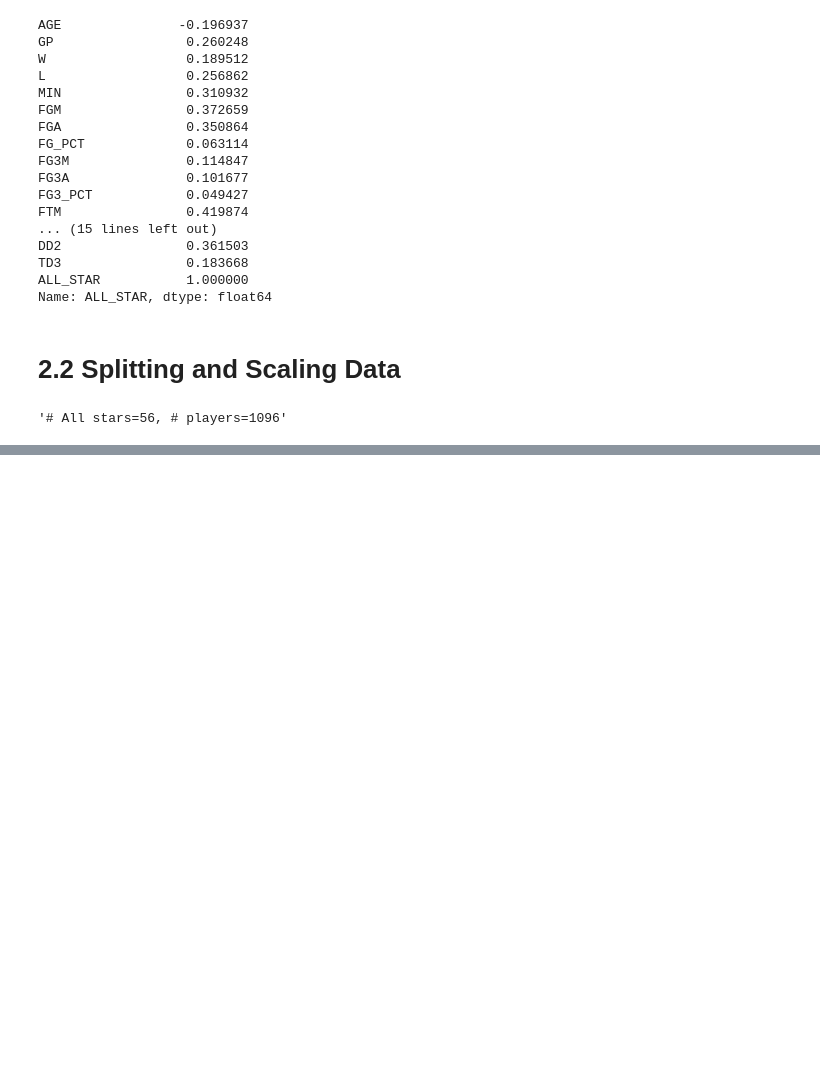
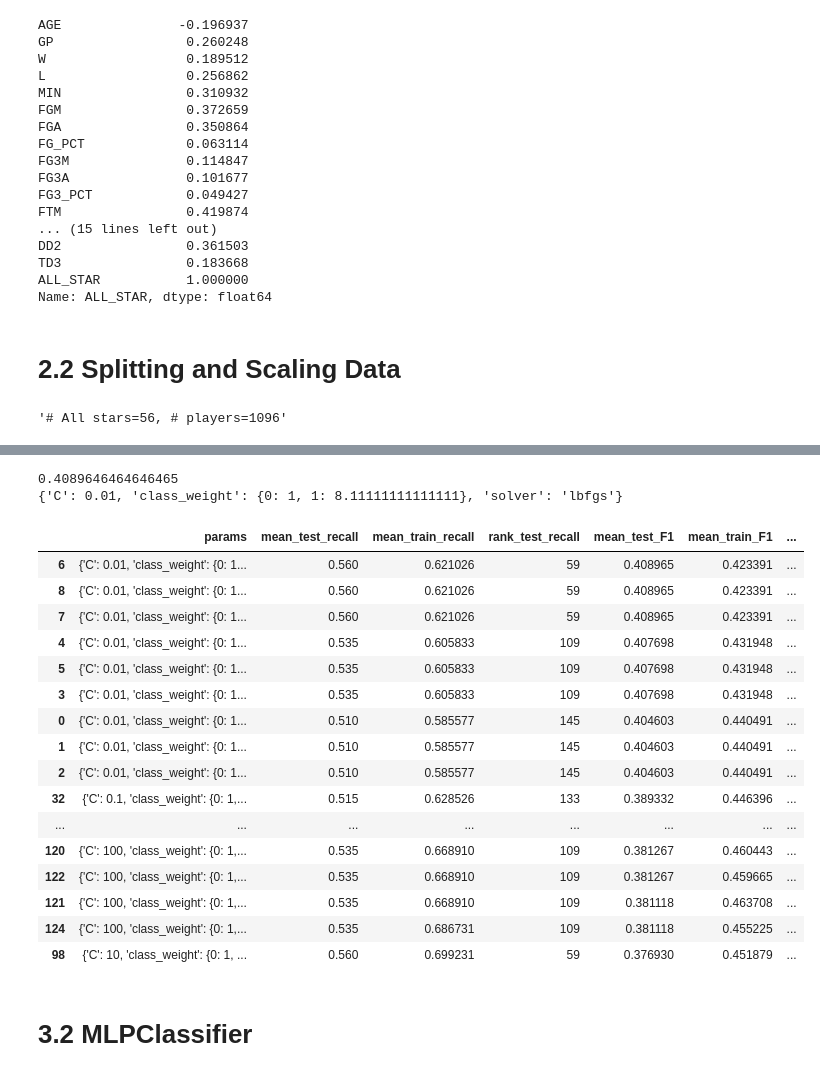
Before and after one commit to YongeBai/All_Star_Predictor, a Jupyter notebook: all_star2.ipynb, the cells around one changed output, grey strips where cells are left out. Cells and saved outputs as stored; diff of their text form; code cells hidden in the pictures; blank space fills up the shorter version.

```diff
--- a/all_star2.ipynb
+++ b/all_star2.ipynb
@@ -207,0 +230,26 @@ print(null_acc)
+# %%
+from sklearn.linear_model import LogisticRegression
+
+logreg = LogisticRegression(max_iter=10000, random_state=42)
+# %%
+# Log reg params
+
+param_grid_logreg = dict(
+    solver = ['lbfgs', 'sag', 'newton-cg'],
+    C = [0.01,0.1,1,10,100],
+    class_weight = [{0:1, 1:x} for x in np.linspace(7,12,10)]
+)
+# %%
+grid_logreg = GridSearchCV(
+    logreg,
+    param_grid_logreg,
+    cv = skf,
+    scoring = {
+      'recall':make_scorer(recall_score),
+      'F1':make_scorer(f1_score)
+    },
+    return_train_score=True,
+    refit='F1'
+)
+
+grid_logreg.fit(X_train, y_train)
@@ -207,0 +274,33 @@ print(null_acc)
+# %%
+print(grid_logreg.best_score_)
+print(grid_logreg.best_params_)
+# %% [output]
+0.4089646464646465
+{'C': 0.01, 'class_weight': {0: 1, 1: 8.11111111111111}, 'solver': 'lbfgs'}
+# %%
+results_logreg = pd.DataFrame(grid_logreg.cv_results_)
+# print(results.columns)
+# %%
+results_logreg = results_logreg[['params',
+                  'mean_test_recall','mean_train_recall', 'rank_test_recall',
+                   'mean_test_F1','mean_train_F1','rank_test_F1']]
+results_logreg = results_logreg.sort_values(by=['rank_test_F1'])
+results_logreg.head(20)
+# %% [output]
+|  | params | mean_test_recall | mean_train_recall | rank_test_recall | mean_test_F1 | mean_train_F1 | ... |
+| 6 | {'C': 0.01, 'class_weight': {0: 1... | 0.560 | 0.621026 | 59 | 0.408965 | 0.423391 | ... |
+| 8 | {'C': 0.01, 'class_weight': {0: 1... | 0.560 | 0.621026 | 59 | 0.408965 | 0.423391 | ... |
+| 7 | {'C': 0.01, 'class_weight': {0: 1... | 0.560 | 0.621026 | 59 | 0.408965 | 0.423391 | ... |
+| 4 | {'C': 0.01, 'class_weight': {0: 1... | 0.535 | 0.605833 | 109 | 0.407698 | 0.431948 | ... |
+| 5 | {'C': 0.01, 'class_weight': {0: 1... | 0.535 | 0.605833 | 109 | 0.407698 | 0.431948 | ... |
+| 3 | {'C': 0.01, 'class_weight': {0: 1... | 0.535 | 0.605833 | 109 | 0.407698 | 0.431948 | ... |
+| 0 | {'C': 0.01, 'class_weight': {0: 1... | 0.510 | 0.585577 | 145 | 0.404603 | 0.440491 | ... |
+| 1 | {'C': 0.01, 'class_weight': {0: 1... | 0.510 | 0.585577 | 145 | 0.404603 | 0.440491 | ... |
+| 2 | {'C': 0.01, 'class_weight': {0: 1... | 0.510 | 0.585577 | 145 | 0.404603 | 0.440491 | ... |
+| 32 | {'C': 0.1, 'class_weight': {0: 1,... | 0.515 | 0.628526 | 133 | 0.389332 | 0.446396 | ... |
+| ... | ... | ... | ... | ... | ... | ... | ... |
+| 120 | {'C': 100, 'class_weight': {0: 1,... | 0.535 | 0.668910 | 109 | 0.381267 | 0.460443 | ... |
+| 122 | {'C': 100, 'class_weight': {0: 1,... | 0.535 | 0.668910 | 109 | 0.381267 | 0.459665 | ... |
+| 121 | {'C': 100, 'class_weight': {0: 1,... | 0.535 | 0.668910 | 109 | 0.381118 | 0.463708 | ... |
+| 124 | {'C': 100, 'class_weight': {0: 1,... | 0.535 | 0.686731 | 109 | 0.381118 | 0.455225 | ... |
+| 98 | {'C': 10, 'class_weight': {0: 1, ... | 0.560 | 0.699231 | 59 | 0.376930 | 0.451879 | ... |
@@ -207,0 +309,2 @@ print(null_acc)
+# %% [markdown]
+# 3.2 MLPClassifier
```
Also changed, not shown: parts of 85 cells of this notebook.
